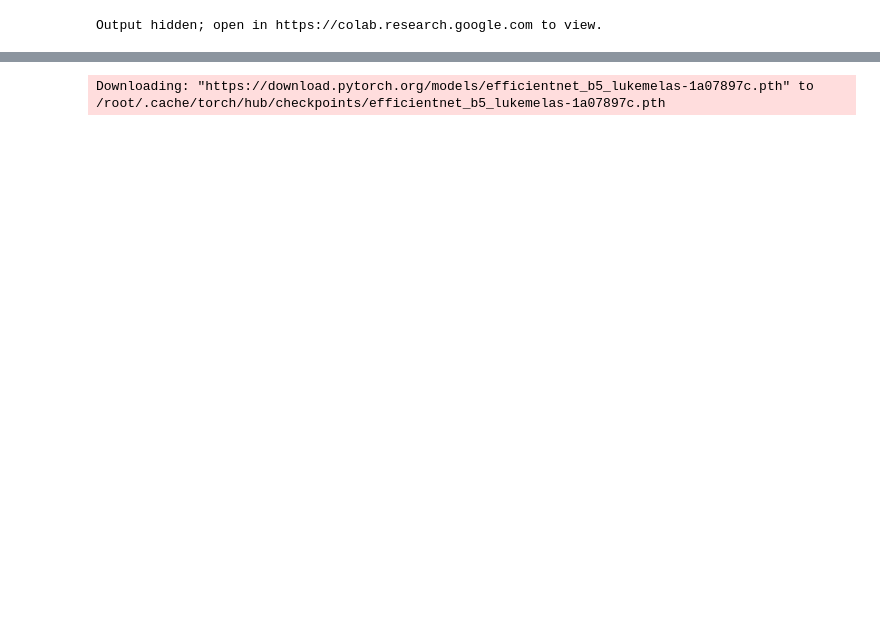
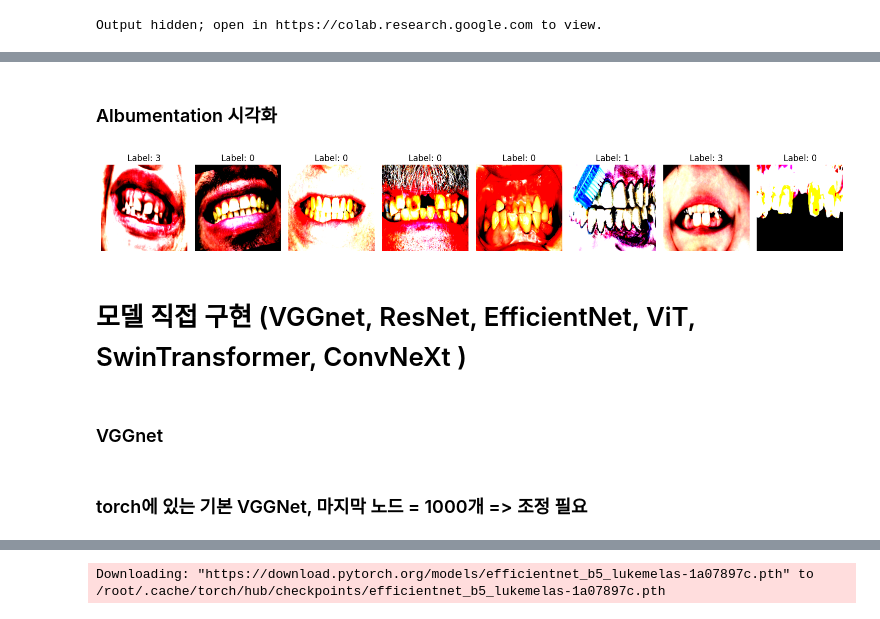
Before and after one commit to black940514/mediproject, a Jupyter notebook: 4. 치아 질환 분류.ipynb, the cells around one changed output, grey strips where cells are left out. Cells and saved outputs as stored; diff of their text form; code cells hidden in the pictures; blank space fills up the shorter version.

```diff
--- a/4. 치아 질환 분류.ipynb
+++ b/4. 치아 질환 분류.ipynb
@@ -204,0 +367,52 @@ imshow(make_grid(images[:8], nrow=4), label, class_to_idx, size=(20, 10))
+# %%
+
+train_dataset_Album = CustomDataset_Album(
+    '/content/drive/Othercomputers/내 Mac/Image_DL_Fastcampus/Part 2/Chapter 1 ~ Chapter 15/6/train',
+    albumentations_transform=transform_Album
+)
+
+val_dataset_Album = CustomDataset_Album(
+    '/content/drive/Othercomputers/내 Mac/Image_DL_Fastcampus/Part 2/Chapter 1 ~ Chapter 15/6/val',
+    albumentations_transform=None
+)
+
+train_loader_Album = DataLoader(
+    dataset=train_dataset_Album,
+    batch_size=8,
+    shuffle=True
+)
+
+val_loader_Album = DataLoader(
+    dataset=val_dataset_Album,
+    batch_size=8,
+    shuffle=False
+)
+# %% [markdown]
+### Albumentation 시각화
+# %%
+import matplotlib.pyplot as plt
+import numpy as np
+def visualize_images(loader, num_images=8):
+    images, labels = next(iter(loader))
+
+    plt.figure(figsize=(15, 10))
+    for i in range(num_images):
+        img = images[i].permute(1, 2, 0).numpy()  # (C, H, W) -> (H, W, C)로 변환
+        img = np.clip(img, 0, 1)
+
+        plt.subplot(2, num_images, i + 1)
+        plt.imshow(img)
+        plt.title(f"Label: {labels[i].item()}")
+        plt.axis('off')
+
+    plt.tight_layout()
+    plt.show()
+
+# 시각화 호출
+visualize_images(train_loader_Album, num_images=8)
+# %% [output]
+[figure, added]
+# %% [markdown]
+# 모델 직접 구현 (VGGnet, ResNet, EfficientNet, ViT, SwinTransformer, ConvNeXt )
+# %% [markdown]
+### VGGnet
@@ -204,0 +470,2 @@ imshow(make_grid(images[:8], nrow=4), label, class_to_idx, size=(20, 10))
+# %% [markdown]
+### torch에 있는 기본 VGGNet, 마지막 노드 = 1000개 => 조정 필요
```
Also changed, not shown: parts of 47 cells of this notebook, 1 other file.
